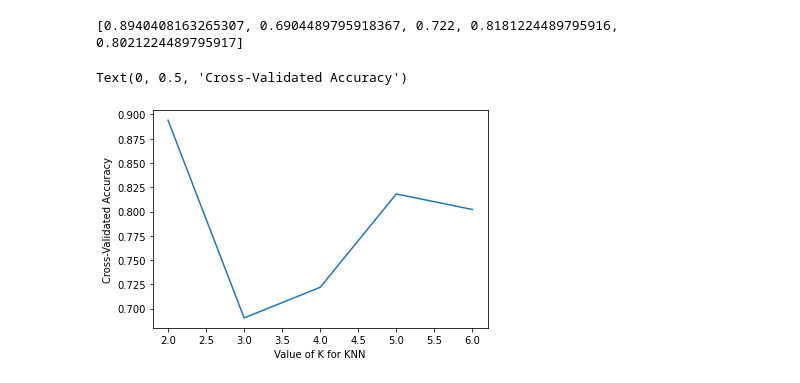
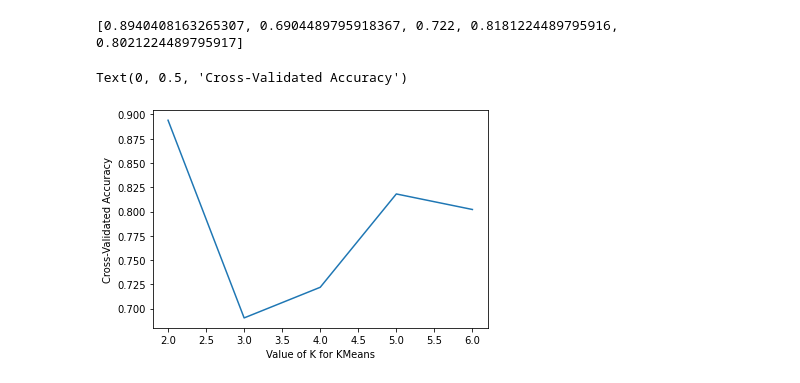
Before and after one commit to renatojmf/Machine-Learning, a Jupyter notebook: lista4.ipynb, the cells around one changed output. Saved outputs shown, nothing was run; the diff lists cells and outputs as text; code cells hidden in the pictures.

```diff
--- a/lista4.ipynb
+++ b/lista4.ipynb
@@ -42,8 +42,8 @@ print(k_scores)
 # %%
 # plotando o valor de K versus a acurácia no cross-validation
 plt.plot(k_range, k_scores)
-plt.xlabel('Value of K for KNN')
+plt.xlabel('Value of K for KMeans')
 plt.ylabel('Cross-Validated Accuracy')
 # %% [output]
 Text(0, 0.5, 'Cross-Validated Accuracy')
-[figure, old version]
+[figure, new version]
```
Also changed, not shown: parts of 16 cells of this notebook.
